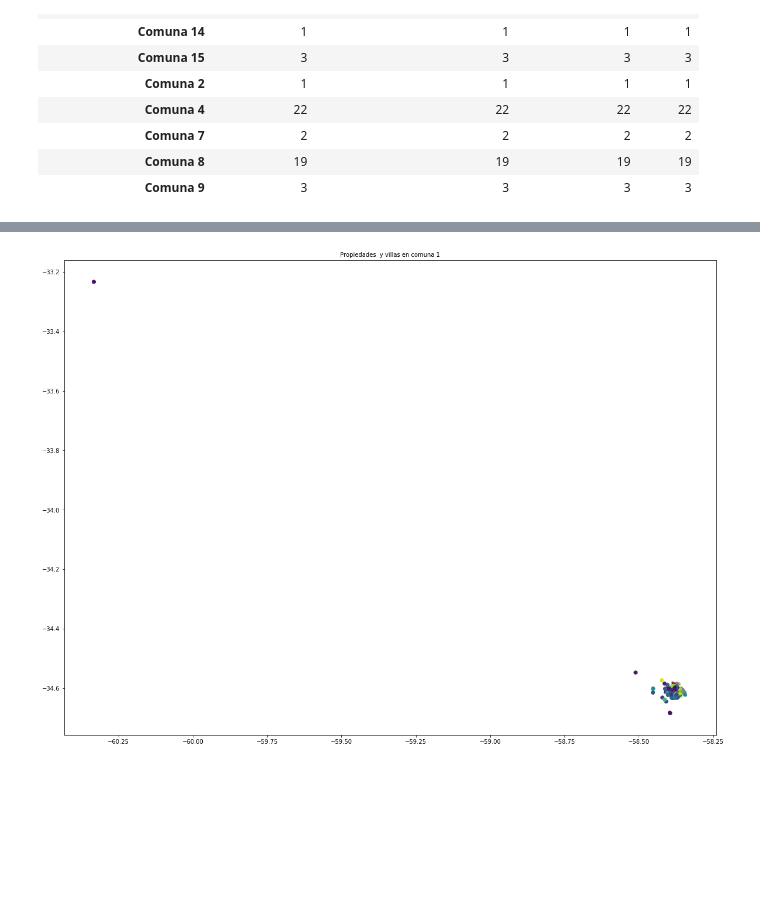
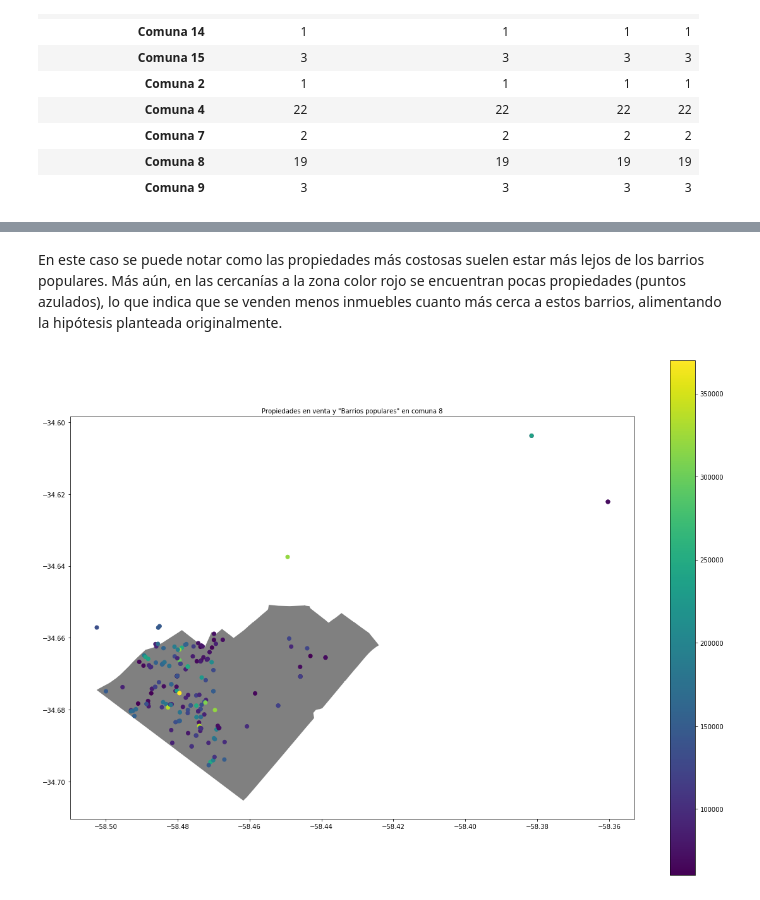
Before and after one commit to jazminferreiro-zz/orgaTP1, a Jupyter notebook: analisisexploratorio-tpDatos.ipynb, the cells around one changed output, grey strips where cells are left out. Drawn from its saved outputs; the diff is of its cells as text; code cells hidden in the pictures; blank space fills up the shorter version.

```diff
--- a/analisisexploratorio-tpDatos.ipynb
+++ b/analisisexploratorio-tpDatos.ipynb
@@ -521,29 +627,31 @@ comunas_csv = pd.read_csv('comunas.csv', encoding='latin1')
+# %% [markdown]
+En este caso se puede notar como las propiedades más costosas suelen estar más lejos de los barrios populares. Más aún, en las cercanías a la zona color rojo se encuentran pocas propiedades (puntos azulados), lo que indica que se venden menos inmuebles cuanto más cerca a estos barrios, alimentando la hipótesis planteada originalmente.
 # %%
+#comuna 8
 #propiedades en venta
-comprop_points = propcom1[['lon', 'lat']].apply(lambda row: Point(row["lon"], row["lat"]), axis=1)
-geo_comprop = gpd.GeoDataFrame({"geometry": comprop_points, "price_aprox_usd": propcom1['price_aprox_usd']})
+comprop_points = propcom8[['lon', 'lat']].apply(lambda row: Point(row["lon"], row["lat"]), axis=1)
+geo_comprop = gpd.GeoDataFrame({"geometry": comprop_points, "price_aprox_usd": propcom8['price_aprox_usd']})
 
 #com4geo: "barrios populares"
-com1bp['geometry'] = com1bp['geojson'].apply(lambda row: shape(geojson.loads(row)))
-comgeo = gpd.GeoDataFrame({'geometry': com1bp.geometry, 'barrio_nombre':com1bp['barrio_nombre']}, crs=crs)
+com8bp['geometry'] = com1bp['geojson'].apply(lambda row: shape(geojson.loads(row)))
+comgeo = gpd.GeoDataFrame({'geometry': com8bp.geometry, 'barrio_nombre':com8bp['barrio_nombre']}, crs=crs)
 #comunacsvtogeo: contorno de comuna
-comunas = comunas_csv[comunas_csv["COMUNAS"]==1]
+comunas = comunas_csv[comunas_csv["COMUNAS"]==8]
 geometry = comunas['WKT'].map(shapely.wkt.loads)
 comunas =  comunas.drop('WKT', axis=1)
 crs = {'init': 'epsg:4326'}
 comunageo = gpd.GeoDataFrame(comunas, crs=crs, geometry=geometry)
 
 size= (20,15)
 
 fig, ax = plt.subplots(figsize= size)
 ax.set_aspect('equal')
 
 comunageo.plot(ax=ax, figsize= size, color='grey')
-geo_comprop.plot(ax=ax,figsize= size,c=geo_comprop.price_aprox_usd,scheme="Quantiles")
-                  #legend=True,cmap='OrRd', column='price_aprox_usd')
+geo_comprop.plot(ax=ax,figsize= size,c=geo_comprop.price_aprox_usd, legend=True, column='price_aprox_usd')
 comgeo.plot(ax=ax, color='Red')
 
-plt.title('Propiedades  y villas en comuna 1', fontsize = 10)
+plt.title('Propiedades en venta y "Barrios populares" en comuna 8', fontsize = 10)
 plt.show()
 # %% [output]
-[figure, old version]
+[figure, new version]
```
Also changed, not shown: parts of 22 cells of this notebook.
